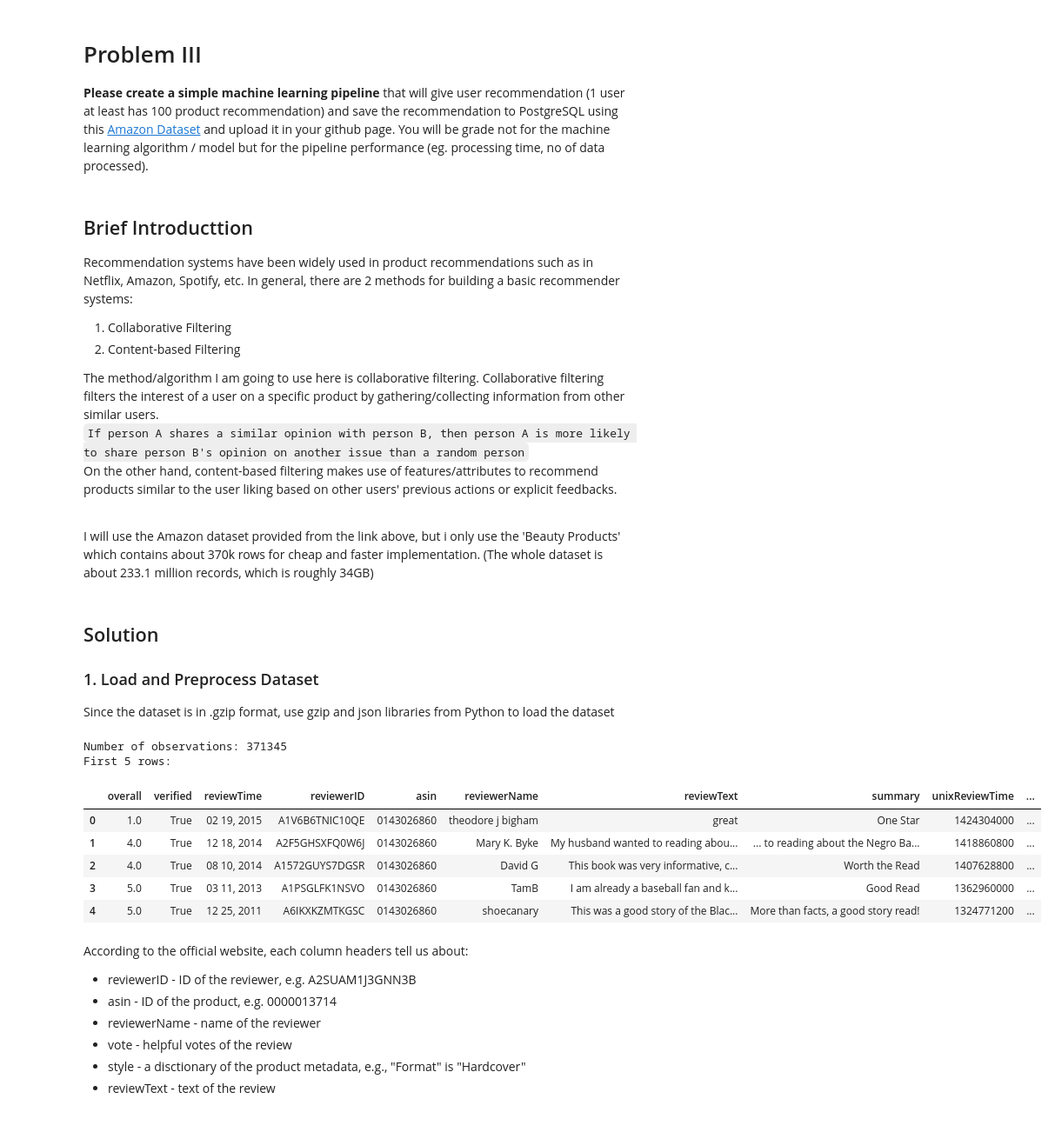
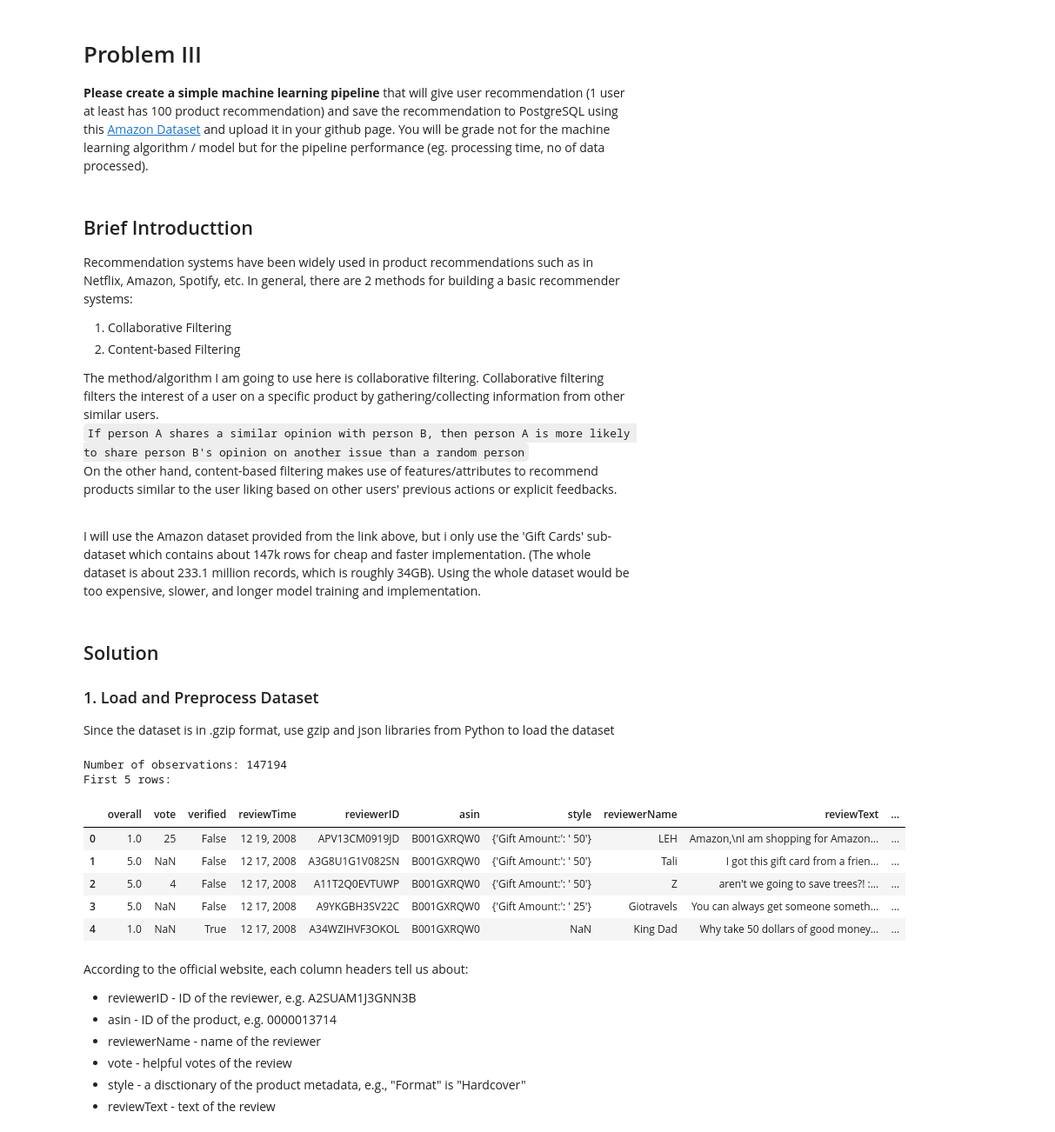
Before and after one commit to archeltaneka/kita-bisa-technical-test, a Jupyter notebook: problem3_solution.ipynb, the cells around one changed output. Shown at 87% size. Drawn from its saved outputs; the diff is of its cells as text; code cells hidden in the pictures.

Commit message:
fix: replaced beauty products dataset with gift cards dataset

```diff
--- a/problem3_solution.ipynb
+++ b/problem3_solution.ipynb
@@ -12,7 +12,7 @@ The method/algorithm I am going to use here is collaborative filtering. Collabor
 `If person A shares a similar opinion with person B, then person A is more likely to share person B's opinion on another issue than a random person`<br>
 On the other hand, content-based filtering makes use of features/attributes to recommend products similar to the user liking based on other users' previous actions or explicit feedbacks.<br><br>
 
-I will use the Amazon dataset provided from the link above, but i only use the 'Beauty Products' which contains about 370k rows for cheap and faster implementation. (The whole dataset is about 233.1 million records, which is roughly 34GB)
+I will use the Amazon dataset provided from the link above, but i only use the 'Gift Cards' sub-dataset which contains about 147k rows for cheap and faster implementation. (The whole dataset is about 233.1 million records, which is roughly 34GB). Using the whole dataset would be too expensive, slower, and longer model training and implementation.
 # %% [markdown]
 ## Solution
 
@@ -65,20 +65,20 @@ def getDF(path):
     return pd.DataFrame.from_dict(df, orient='index')
 # %%
 # load dataset
-df = getDF('data/All_Beauty.json.gz')
+df = getDF('data/Gift_Cards.json.gz')
 
 print("Number of observations:", len(df))
 print('First 5 rows:')
 df.head()
 # %% [output]
-Number of observations: 371345
+Number of observations: 147194
 First 5 rows:
-|  | overall | verified | reviewTime | reviewerID | asin | reviewerName | reviewText | summary | unixReviewTime | ... |
-| 0 | 1.0 | True | 02 19, 2015 | A1V6B6TNIC10QE | 0143026860 | theodore j bigham | great | One Star | 1424304000 | ... |
-| 1 | 4.0 | True | 12 18, 2014 | A2F5GHSXFQ0W6J | 0143026860 | Mary K. Byke | My husband wanted to reading abou... | ... to reading about the Negro Ba... | 1418860800 | ... |
-| 2 | 4.0 | True | 08 10, 2014 | A1572GUYS7DGSR | 0143026860 | David G | This book was very informative, c... | Worth the Read | 1407628800 | ... |
-| 3 | 5.0 | True | 03 11, 2013 | A1PSGLFK1NSVO | 0143026860 | TamB | I am already a baseball fan and k... | Good Read | 1362960000 | ... |
-| 4 | 5.0 | True | 12 25, 2011 | A6IKXKZMTKGSC | 0143026860 | shoecanary | This was a good story of the Blac... | More than facts, a good story read! | 1324771200 | ... |
+|  | overall | vote | verified | reviewTime | reviewerID | asin | style | reviewerName | reviewText | ... |
+| 0 | 1.0 | 25 | False | 12 19, 2008 | APV13CM0919JD | B001GXRQW0 | {'Gift Amount:': ' 50'} | LEH | Amazon,\nI am shopping for Amazon... | ... |
+| 1 | 5.0 | NaN | False | 12 17, 2008 | A3G8U1G1V082SN | B001GXRQW0 | {'Gift Amount:': ' 50'} | Tali | I got this gift card from a frien... | ... |
+| 2 | 5.0 | 4 | False | 12 17, 2008 | A11T2Q0EVTUWP | B001GXRQW0 | {'Gift Amount:': ' 50'} | Z | aren't we going to save trees?! :... | ... |
+| 3 | 5.0 | NaN | False | 12 17, 2008 | A9YKGBH3SV22C | B001GXRQW0 | {'Gift Amount:': ' 25'} | Giotravels | You can always get someone someth... | ... |
+| 4 | 1.0 | NaN | True | 12 17, 2008 | A34WZIHVF3OKOL | B001GXRQW0 | NaN | King Dad | Why take 50 dollars of good money... | ... |
 # %% [markdown]
 According to the official website, each column headers tell us about:
 <ul>
```
Also changed, not shown: parts of 11 cells of this notebook, 2 other files.
